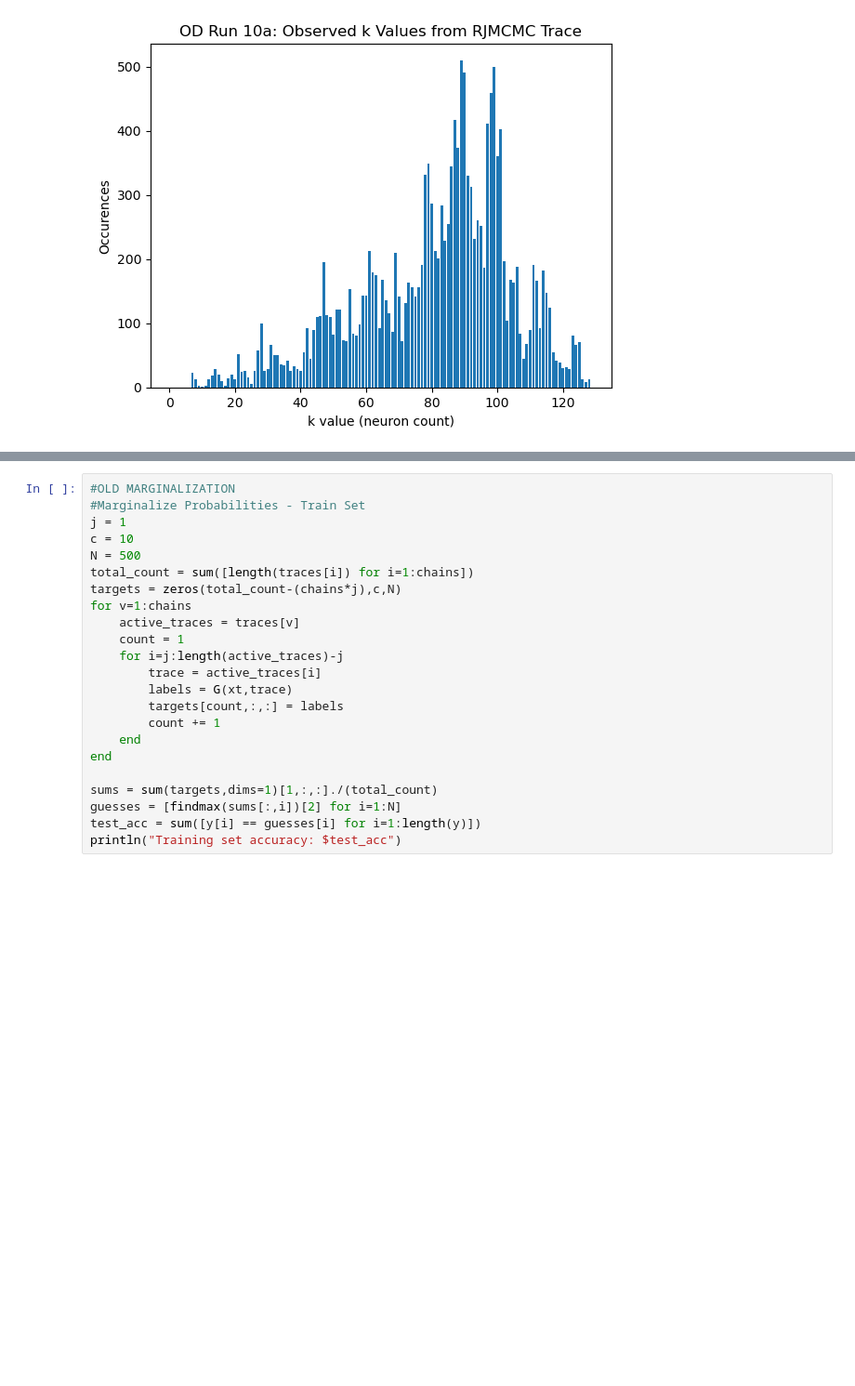
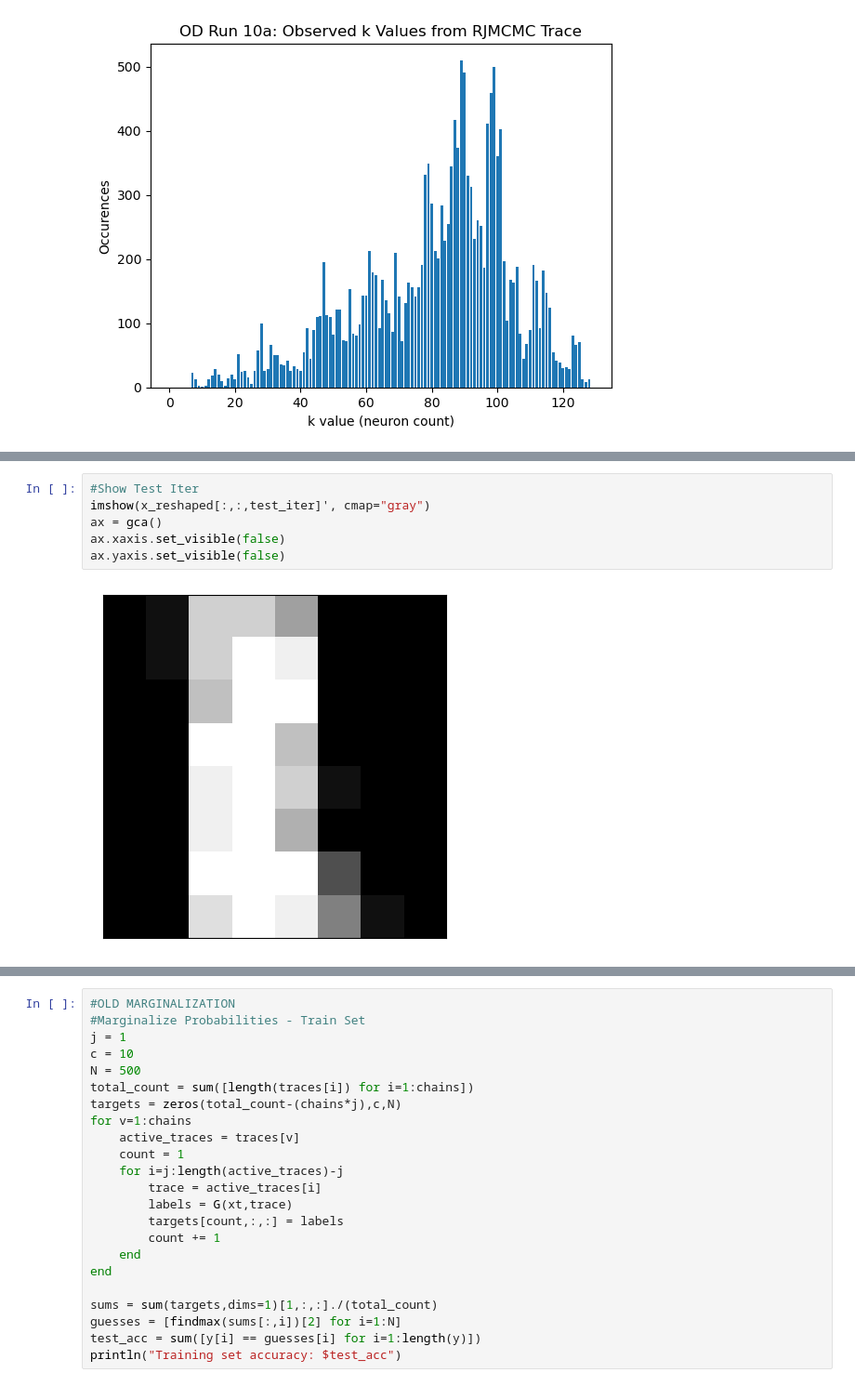
Before and after one commit to jberezow/OptDigits, a Jupyter notebook: Thesis-Opt10bAnalysis.ipynb, the cells around one changed output, grey strips where cells are left out. Shown at 93% size. Saved outputs shown, nothing was run; the diff lists cells and outputs as text; blank space fills up the shorter version.

```diff
--- a/Thesis-Opt10bAnalysis.ipynb
+++ b/Thesis-Opt10bAnalysis.ipynb
@@ -249,0 +346,8 @@ plt.ylabel("Ground Truth");
+# %%
+#Show Test Iter
+imshow(x_reshaped[:,:,test_iter]', cmap="gray")
+ax = gca()
+ax.xaxis.set_visible(false)
+ax.yaxis.set_visible(false)
+# %% [output]
+[figure, added]
```
Also changed, not shown: parts of 9 cells of this notebook.
